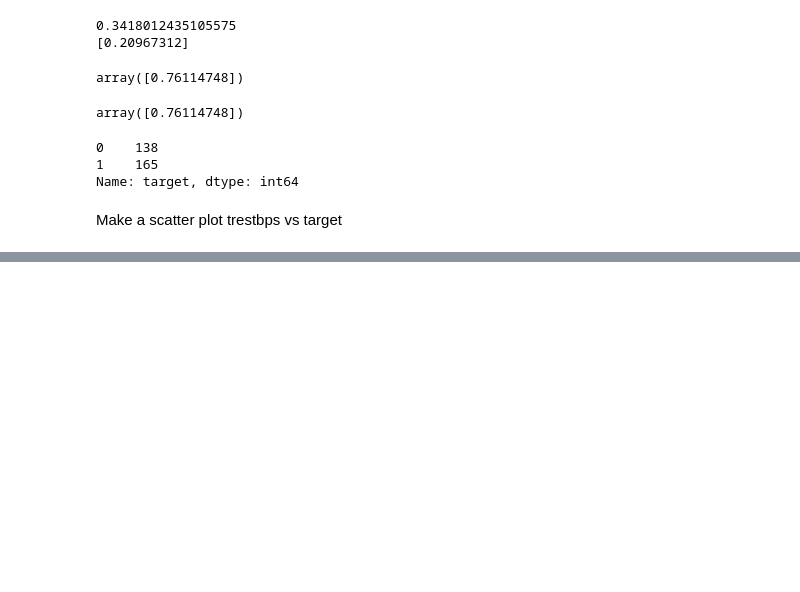
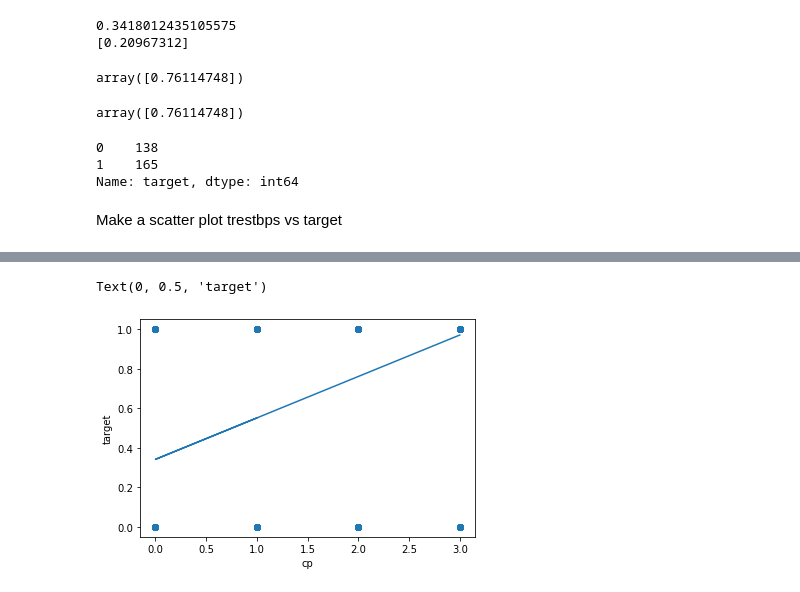
Before and after one commit to swatichaurasia/Projects, a Jupyter notebook: Heart_Analysis.ipynb, the cells around one changed output, grey strips where cells are left out. Cells and saved outputs as stored; diff of their text form; code cells hidden in the pictures; blank space fills up the shorter version.

```diff
--- a/Heart_Analysis.ipynb
+++ b/Heart_Analysis.ipynb
@@ -368,0 +378,8 @@ Make a scatter plot trestbps vs target
+# %%
+plt.scatter(df.cp, df.target)
+plt.plot(df.cp, df.y_pred)
+plt.xlabel('cp')
+plt.ylabel('target')
+# %% [output]
+Text(0, 0.5, 'target')
+[figure, added]
```
Also changed, not shown: parts of 20 cells of this notebook.
